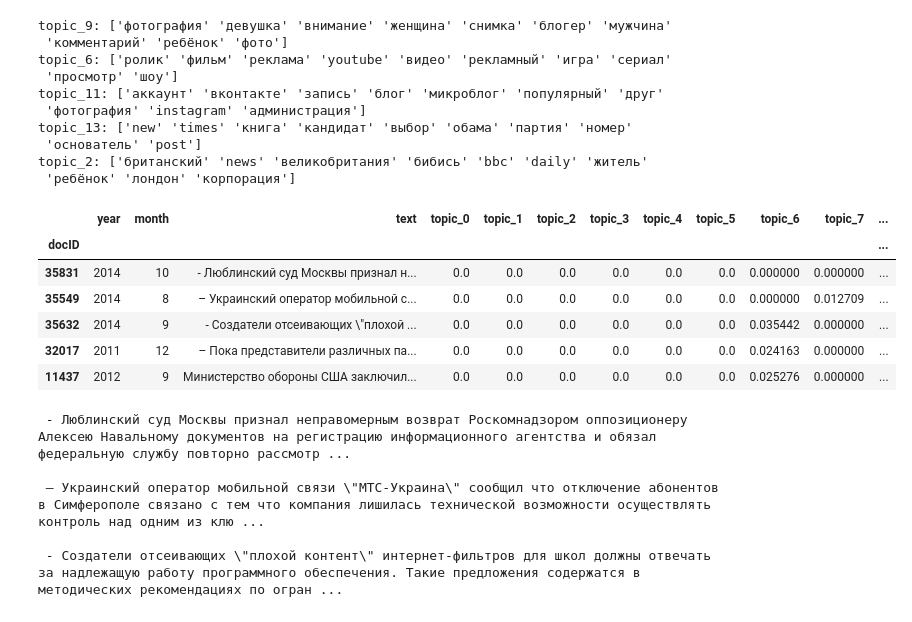
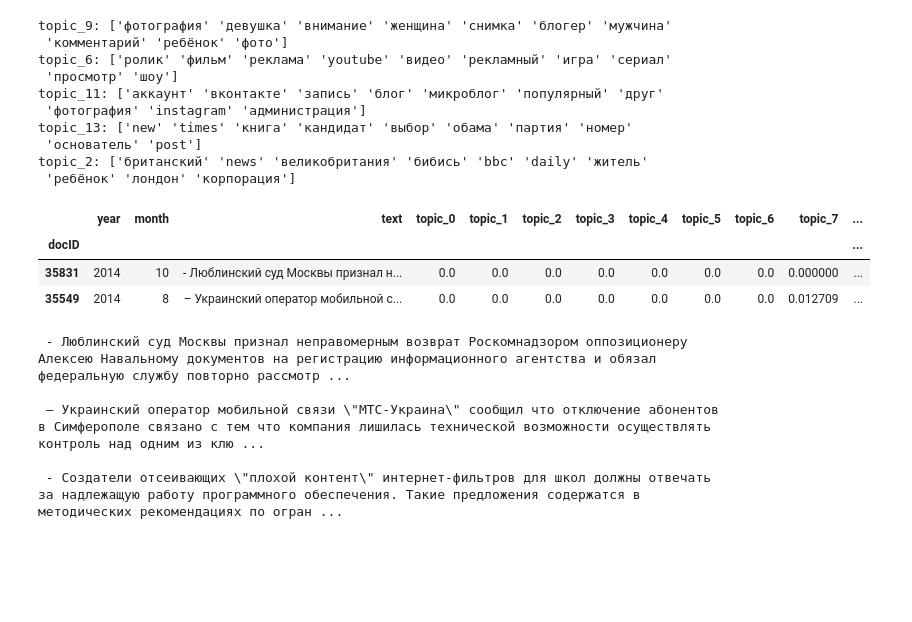
Before and after one commit to vtrokhymenko/topic_news, a Jupyter notebook: bigartm/search_topic.ipynb, the cells around one changed output. Drawn from its saved outputs; the diff is of its cells as text; code cells hidden in the pictures; blank space fills up the shorter version.

```diff
--- a/bigartm/search_topic.ipynb
+++ b/bigartm/search_topic.ipynb
@@ -27,12 +30,6 @@ text ='''Японский геймдизайнер Хидэо Кодзима о
 российского иллюстратора Ильи Кувшинова. Тот посетил студию Kojima Productions и одарил ее сотрудников картинами своего
 авторства.В январе 2018 года Кодзима создал аккаунт в
 Instagram, после этого русскоязычные юзеры оставили под публикациями похвалу в адрес геймдизайнера.'''
-# %%
-text = ''' Екатерина Гордон, представитель жены футболиста «Зенита» Ивана Новосельцева Катерины Кейру, рассказала о претензиях клиентки к мужу. Ее слова приводит Sport24.
-Гордон заявила, что Кейру пытается урегулировать вопросы имущественного характера. «Господин Новосельцев позволил себе довольно нечестное поведение, которое стало достоянием его супруги. Если вопрос не будет урегулирован, это дело станет погромче распри Глушакова», — добавила она.
-Гордон отметила, что пока неясно, проводил Новосельцев манипуляции с недвижимостью сам или по чьему-то совету. Если окажется, что футболист виновен в случившемся, его ждут судебные разбирательства.
-Новосельцев стал игроком «Зенита» летом 2016-го. В 2018-м защитник был отдан в аренду сначала тульскому «Арсеналу», затем махачкалинскому «Анжи». До конца текущего сезона он находится на правах аренды в «Ростове».
-Кейру и Новосельцев поженились в октябре 2015-го года. В настоящее время супруга футболиста ждет ребенка.'''
 # %%
 # Обработка текста  для предсказания рубрики
 text = pr.clean_text(text)
@@ -187,15 +187,12 @@ topic_2: ['британский' 'news' 'великобритания' 'биби
  'ребёнок' 'лондон' 'корпорация']
 # %%
 # Сортируем документы по  ближайшему топику к нашей новости
-joined.sort_values(by=max_col,ascending=False).head(5)
+joined.sort_values(by=max_col,ascending=False).head(2)
 # %% [output]
 |  | year | month | text | topic_0 | topic_1 | topic_2 | topic_3 | topic_4 | topic_5 | topic_6 | topic_7 | ... |
 | docID |  |  |  |  |  |  |  |  |  |  |  | ... |
-| 35831 | 2014 | 10 | - Люблинский суд Москвы признал н... | 0.0 | 0.0 | 0.0 | 0.0 | 0.0 | 0.0 | 0.000000 | 0.000000 | ... |
-| 35549 | 2014 | 8 | – Украинский оператор мобильной с... | 0.0 | 0.0 | 0.0 | 0.0 | 0.0 | 0.0 | 0.000000 | 0.012709 | ... |
-| 35632 | 2014 | 9 | - Создатели отсеивающих \"плохой ... | 0.0 | 0.0 | 0.0 | 0.0 | 0.0 | 0.0 | 0.035442 | 0.000000 | ... |
-| 32017 | 2011 | 12 | – Пока представители различных па... | 0.0 | 0.0 | 0.0 | 0.0 | 0.0 | 0.0 | 0.024163 | 0.000000 | ... |
-| 11437 | 2012 | 9 | Министерство обороны США заключил... | 0.0 | 0.0 | 0.0 | 0.0 | 0.0 | 0.0 | 0.025276 | 0.000000 | ... |
+| 35831 | 2014 | 10 | - Люблинский суд Москвы признал н... | 0.0 | 0.0 | 0.0 | 0.0 | 0.0 | 0.0 | 0.0 | 0.000000 | ... |
+| 35549 | 2014 | 8 | – Украинский оператор мобильной с... | 0.0 | 0.0 | 0.0 | 0.0 | 0.0 | 0.0 | 0.0 | 0.012709 | ... |
 # %%
 a = joined.sort_values(by=max_col,ascending=False)['text'][:10].values
 # %%
```
Also changed, not shown: parts of 18 cells of this notebook.
